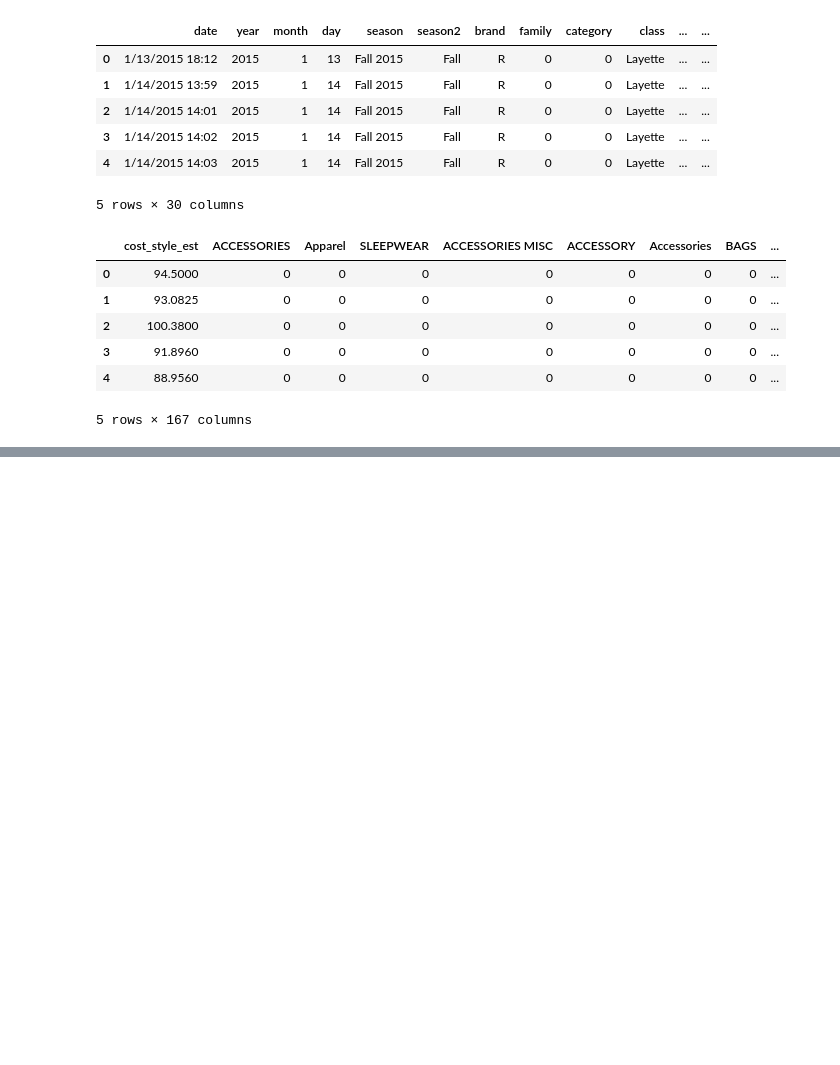
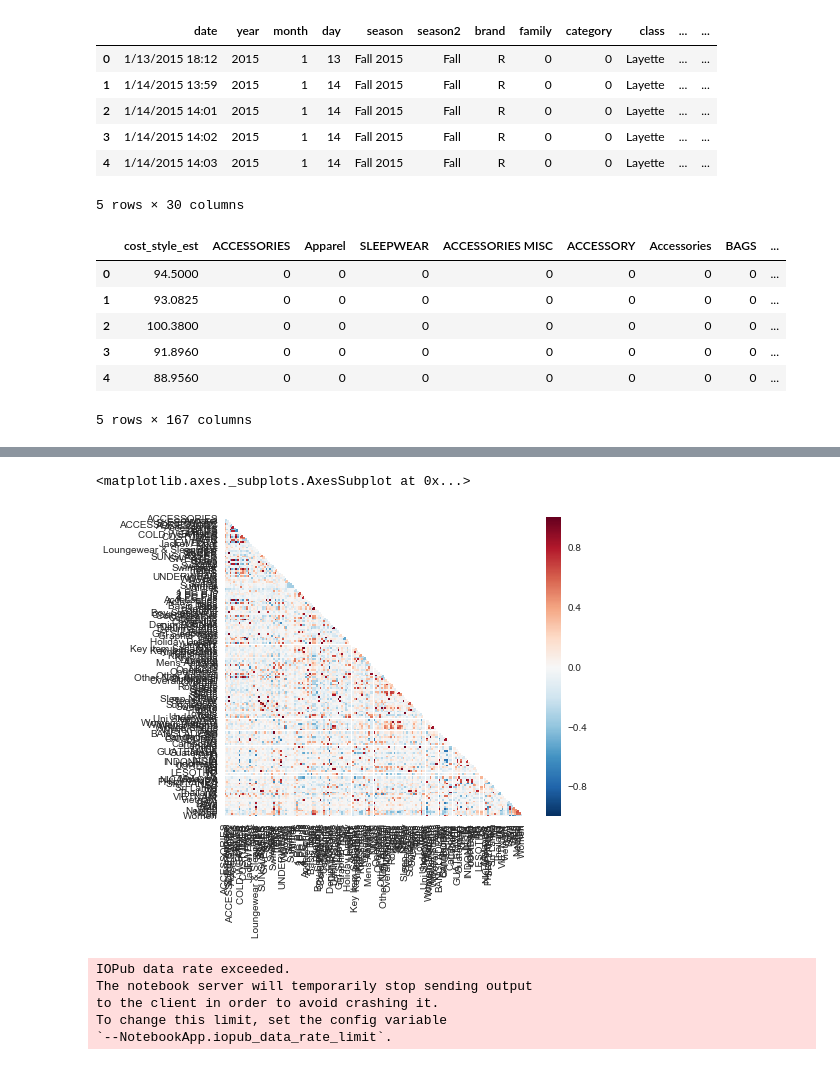
Before and after one commit to thomasmktong/li-fung-data-viz, a Jupyter notebook: model/Eat_Play_Work.ipynb, the cells around one changed output, grey strips where cells are left out. Saved outputs shown, nothing was run; the diff lists cells and outputs as text; code cells hidden in the pictures; blank space fills up the shorter version.

```diff
--- a/model/Eat_Play_Work.ipynb
+++ b/model/Eat_Play_Work.ipynb
@@ -144,0 +131,22 @@ print(model_01.predict(X01atest))
+# %%
+# To know the columns of components
+n_components = 30
+pc_component = pd.DataFrame(pca.components_,columns=list(X01atrain.columns.values),
+                   index = ['PC-{0}'.format(s) for s in range(1 ,n_components + 1)])
+corr = pc_component.corr()
+mask = np.zeros_like(corr)
+mask[np.triu_indices_from(mask)] = True
+
+with sns.axes_style("white"):
+    ax = sns.heatmap(corr, mask=mask, square=True)
+
+fig, ax = plt.subplots(figsize=(50,50))         # Sample figsize in inches
+sns.heatmap(corr, annot=True, linewidths=.5, ax=ax)
+# %% [output]
+<matplotlib.axes._subplots.AxesSubplot at 0x...>
+[figure, added]
+IOPub data rate exceeded.
+The notebook server will temporarily stop sending output
+to the client in order to avoid crashing it.
+To change this limit, set the config variable
+`--NotebookApp.iopub_data_rate_limit`.
```
Also changed, not shown: parts of 10 cells of this notebook, 1 other file.
